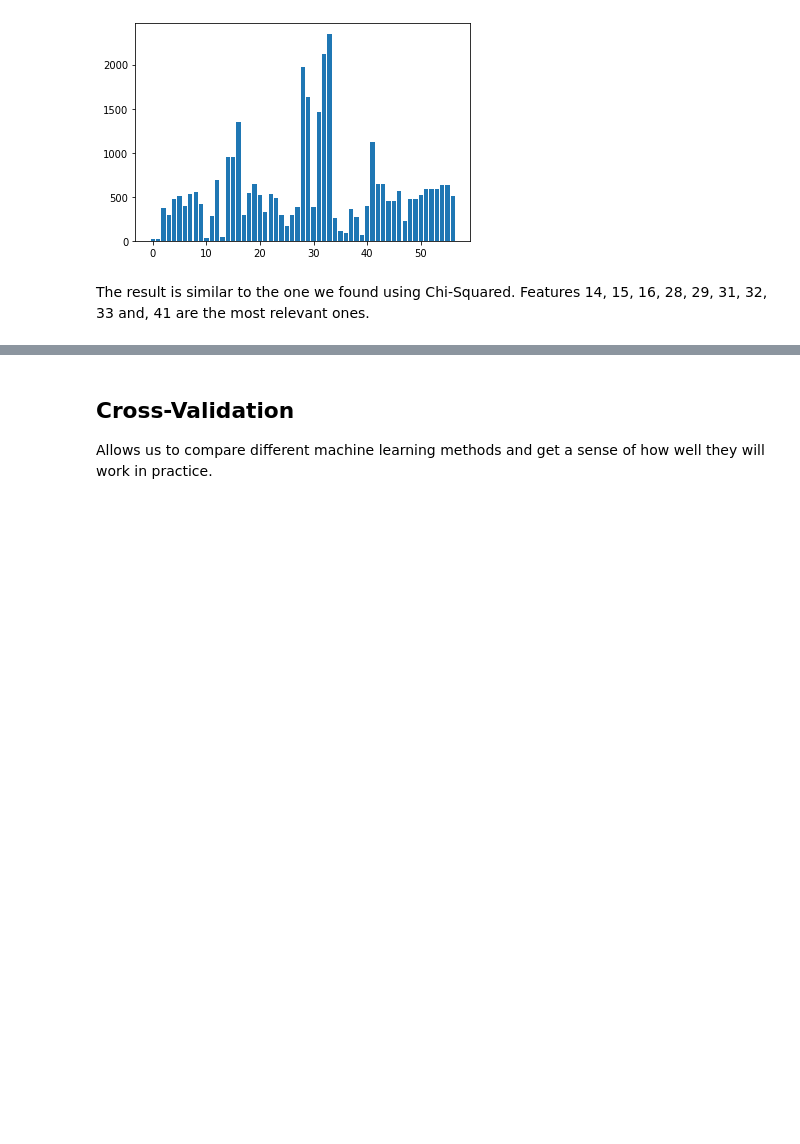
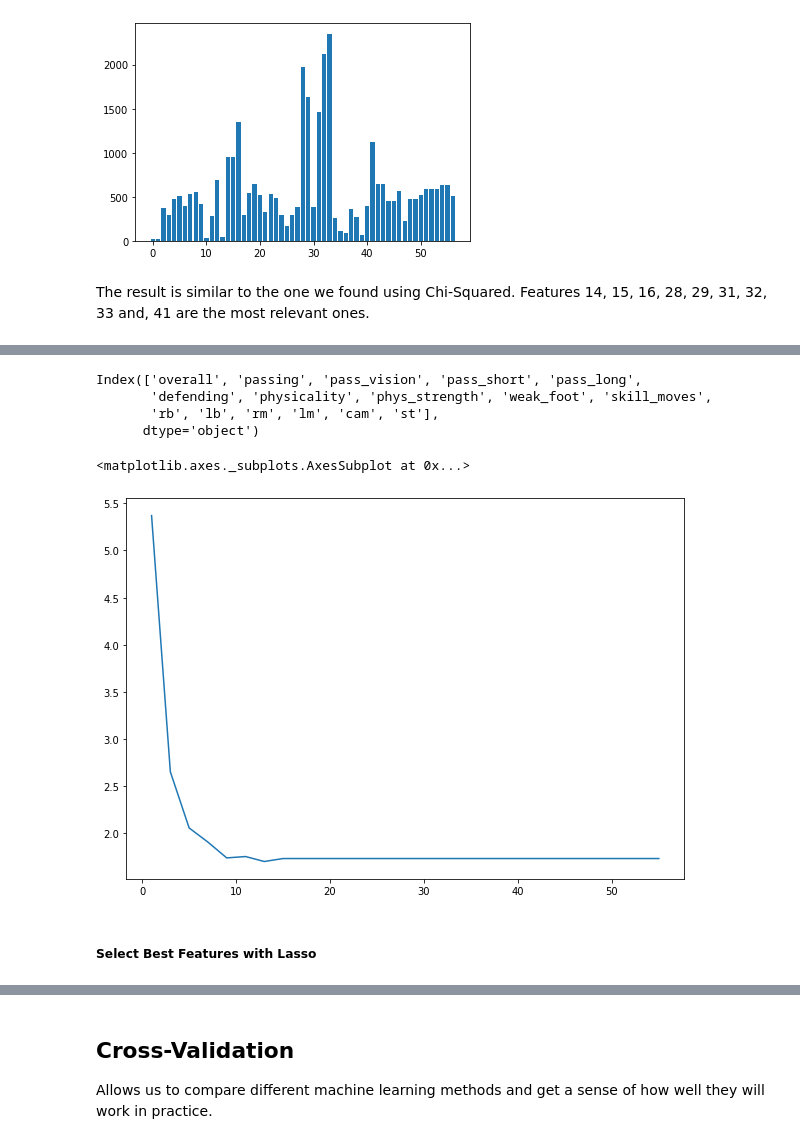
Before and after one commit to eduardopd/fifa-20-dataset, a Jupyter notebook: Fifa 20 FUT - Machine Learning.ipynb, the cells around one changed output, grey strips where cells are left out. Drawn from its saved outputs; the diff is of its cells as text; code cells hidden in the pictures; blank space fills up the shorter version.

```diff
--- a/Fifa 20 FUT - Machine Learning.ipynb
+++ b/Fifa 20 FUT - Machine Learning.ipynb
@@ -401,0 +462,14 @@ Criar gráfico da feature selection utilizando Random Forest. Entender pq as mé
+# %%
+X_train.columns[lr_selector.get_support()]
+# %% [output]
+Index(['overall', 'passing', 'pass_vision', 'pass_short', 'pass_long',
+       'defending', 'physicality', 'phys_strength', 'weak_foot', 'skill_moves',
+       'rb', 'lb', 'rm', 'lm', 'cam', 'st'],
+      dtype='object')
+# %%
+pd.Series(lr_scores, index=range(1, X.shape[1], 2)).plot(figsize=(10,7))
+# %% [output]
+<matplotlib.axes._subplots.AxesSubplot at 0x...>
+[figure, added]
+# %% [markdown]
+##### Select Best Features with Lasso
```
Also changed, not shown: parts of 30 cells of this notebook.
